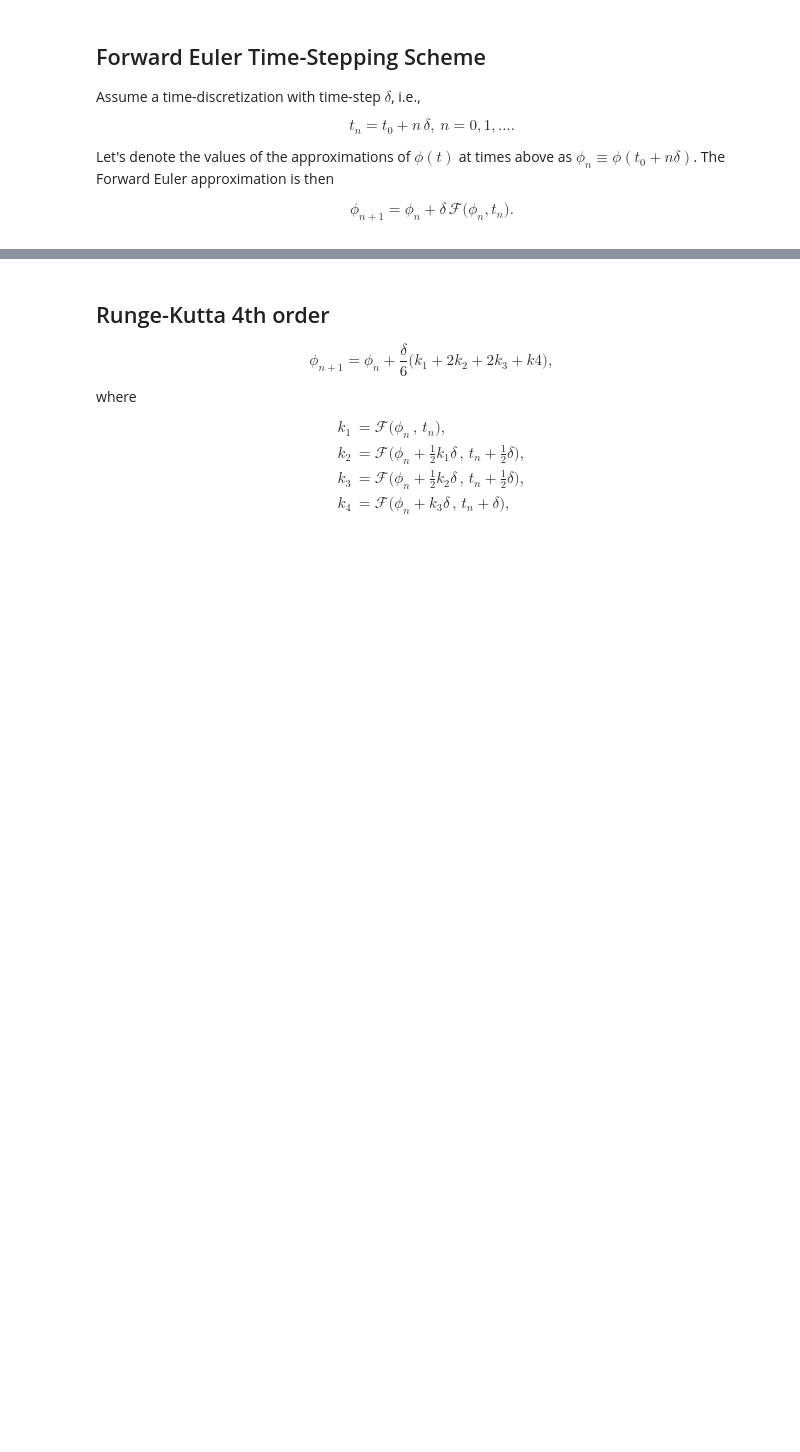
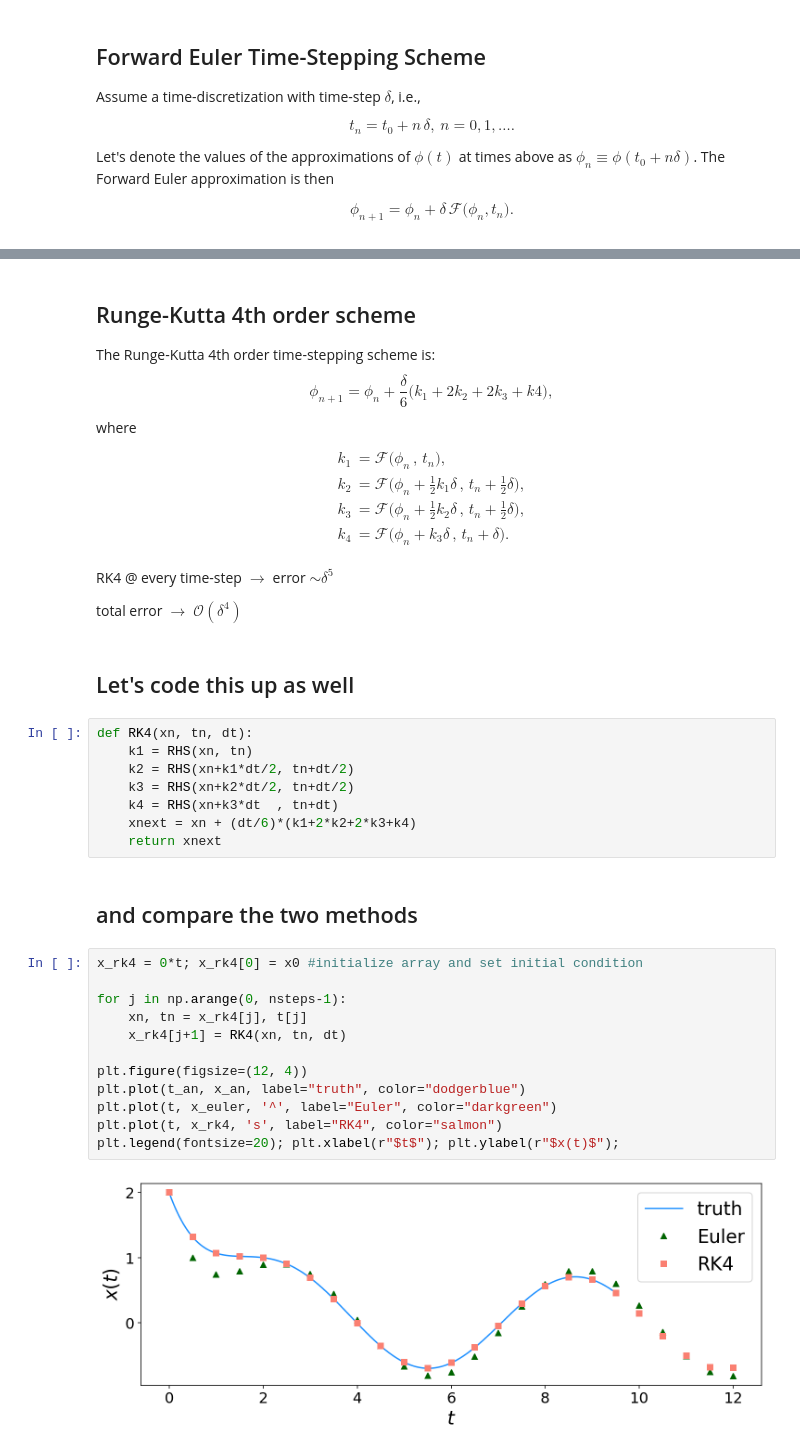
Before and after one commit to ClimateFluidPhysics-ANU/DynamicalSystems-BifurcationTheory, a Jupyter notebook: workshops/Workshop-1.ipynb, the cells around one changed output, grey strips where cells are left out. Drawn from its saved outputs; the diff is of its cells as text; blank space fills up the shorter version.

```diff
--- a/workshops/Workshop-1.ipynb
+++ b/workshops/Workshop-1.ipynb
@@ -100,6 +180,7 @@ In Forward-Euler time-step we ignore all terms of $\mathcal{O}(\delta^2)$.
 # %% [markdown]
-## Runge-Kutta 4th order
+## Runge-Kutta 4th order scheme
 
+The Runge-Kutta 4th order time-stepping scheme is:
 $$
   \phi_{n+1} = \phi_n + \dfrac{\delta}{6}\big(k_1 + 2k_2 + 2k_3 + k4\big), \tag{5}
 $$
@@ -108,5 +189,35 @@ where
   k_1 & = \mathcal{F}\big(\phi_n\,,\, t_n\big), \\
   k_2 & = \mathcal{F}\big(\phi_n + \tfrac1{2} k_1 \delta \,,\, t_n + \tfrac1{2}\delta\big), \\
   k_3 & = \mathcal{F}\big(\phi_n + \tfrac1{2} k_2 \delta \,,\, t_n + \tfrac1{2}\delta\big), \\
-  k_4 & = \mathcal{F}\big(\phi_n + k_3 \delta \,,\, t_n + \delta\big), \\
+  k_4 & = \mathcal{F}\big(\phi_n + k_3 \delta \,,\, t_n + \delta\big). \\
 \end{align}
+
+RK4 @ every time-step $\longrightarrow$ error $\sim \delta^5$
+
+total error $\longrightarrow$ $\mathcal{O}(\delta^4)$
+# %% [markdown]
+## Let's code this up as well
+# %%
+def RK4(xn, tn, dt):
+    k1 = RHS(xn, tn)
+    k2 = RHS(xn+k1*dt/2, tn+dt/2)
+    k3 = RHS(xn+k2*dt/2, tn+dt/2)
+    k4 = RHS(xn+k3*dt  , tn+dt)
+    xnext = xn + (dt/6)*(k1+2*k2+2*k3+k4)
+    return xnext
+# %% [markdown]
+## and compare the two methods
+# %%
+x_rk4 = 0*t; x_rk4[0] = x0 #initialize array and set initial condition
+
+for j in np.arange(0, nsteps-1):
+    xn, tn = x_rk4[j], t[j]
+    x_rk4[j+1] = RK4(xn, tn, dt)
+
+plt.figure(figsize=(12, 4))
+plt.plot(t_an, x_an, label="truth", color="dodgerblue")
+plt.plot(t, x_euler, '^', label="Euler", color="darkgreen")
+plt.plot(t, x_rk4, 's', label="RK4", color="salmon")
+plt.legend(fontsize=20); plt.xlabel(r"$t$"); plt.ylabel(r"$x(t)$");
+# %% [output]
+[figure, added]
```
Also changed, not shown: parts of 19 cells of this notebook.
